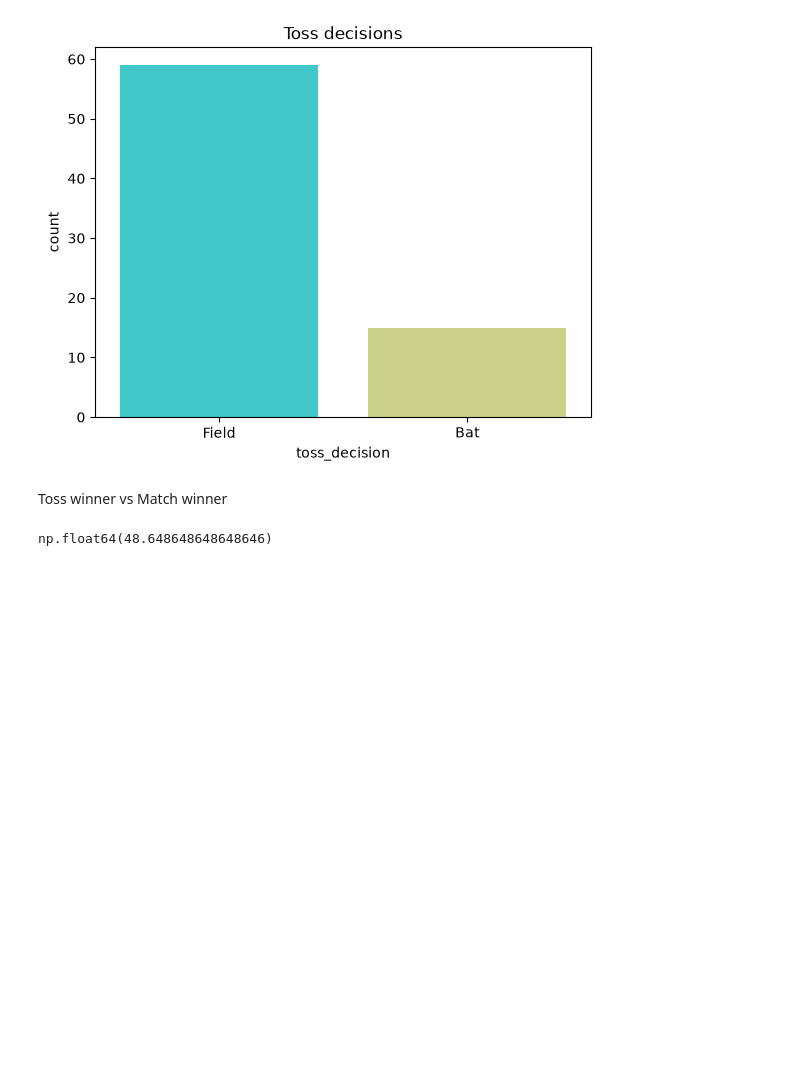
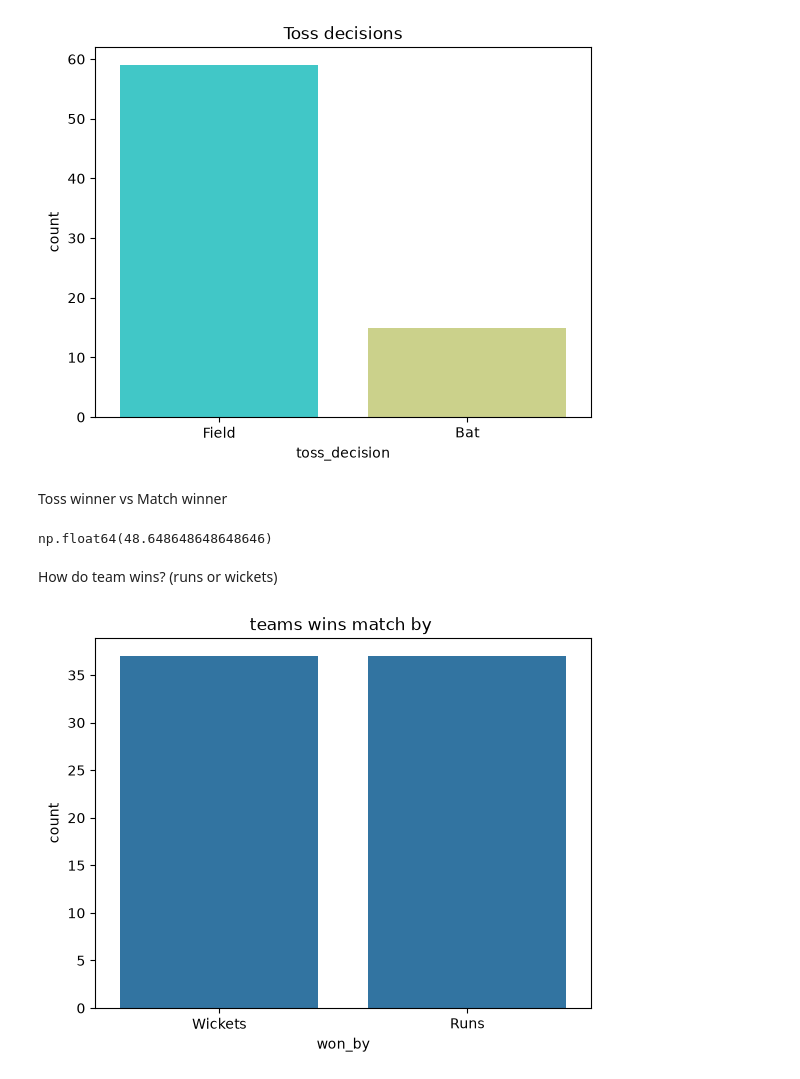
Before and after one commit to Himanshupandey2005/ipl-2022-Data-Analysis, a Jupyter notebook: index.ipynb, the cells around one changed output. Drawn from its saved outputs; the diff is of its cells as text; code cells hidden in the pictures; blank space fills up the shorter version.

```diff
--- a/index.ipynb
+++ b/index.ipynb
@@ -60,3 +60,11 @@ percentage =(count*100)/df.shape[0]
 percentage
 # %% [output]
 np.float64(48.648648648648646)
+# %% [markdown]
+How do team wins? (runs or wickets)
+# %%
+sns.countplot(x=df['won_by'])
+plt.title('teams wins match by ')
+plt.savefig("teams wins match by.png", dpi=300, bbox_inches="tight")
+# %% [output]
+[figure, added]
```
Also changed, not shown: parts of 17 cells of this notebook, 5 other files.
